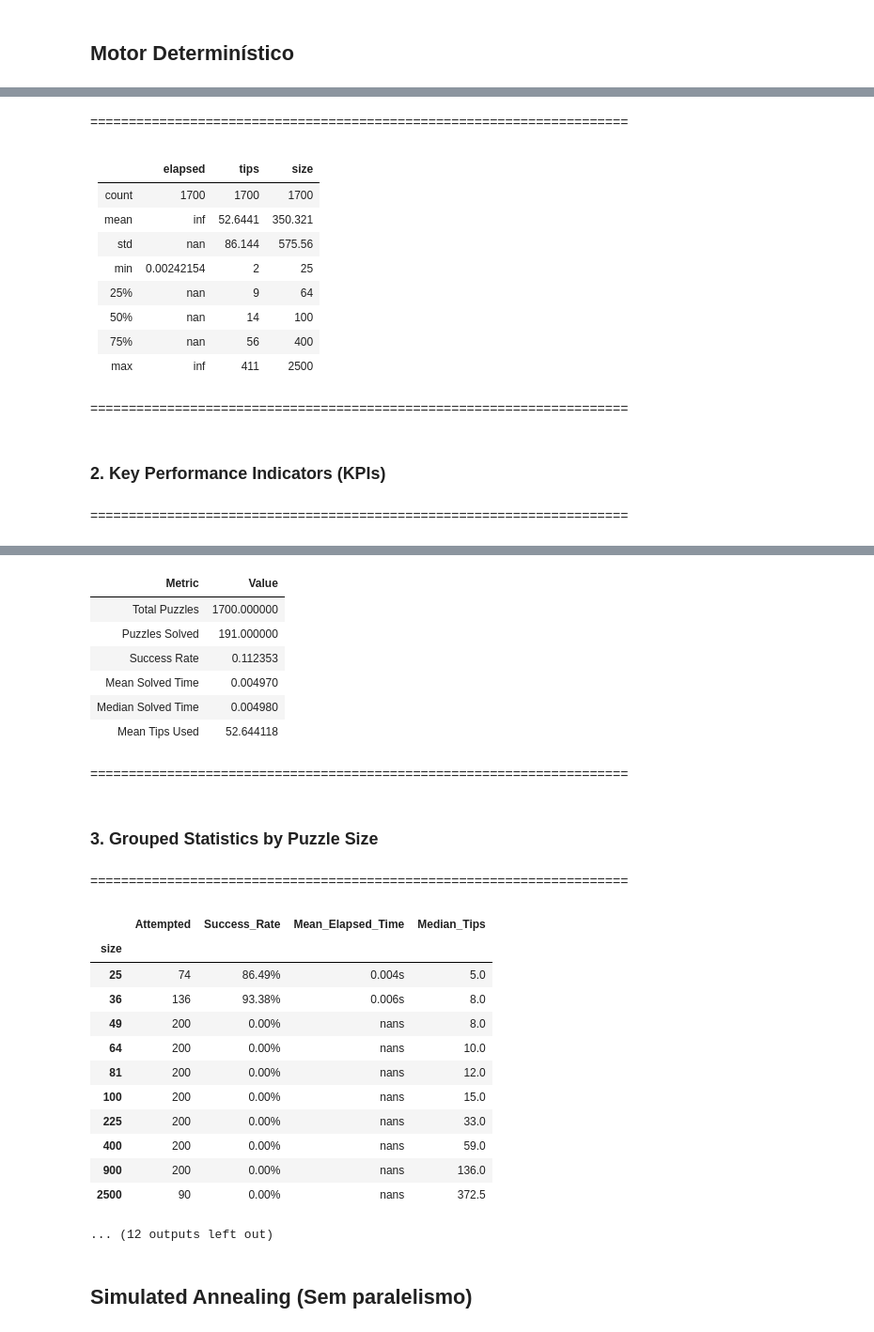
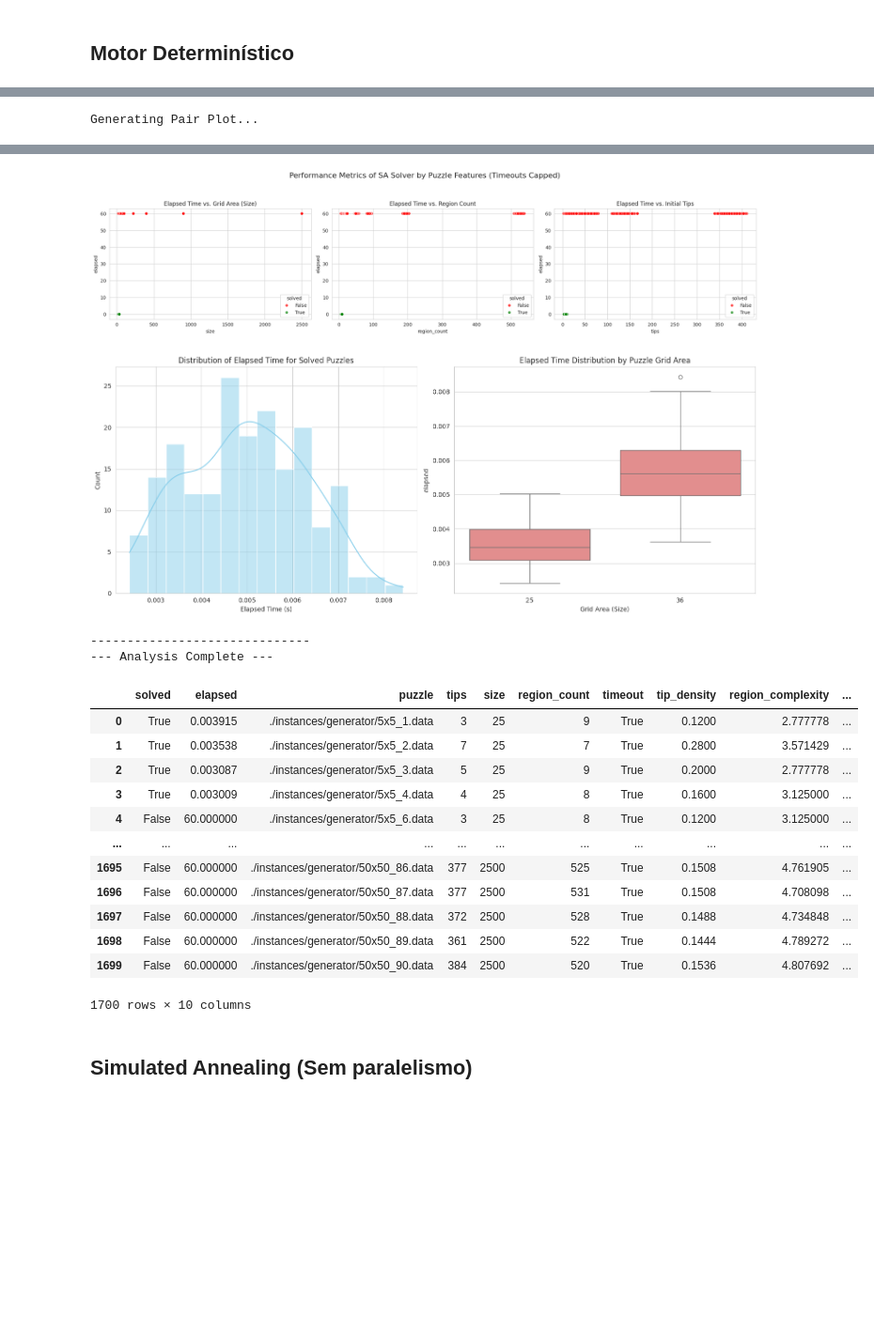
Before and after one commit to 0xLeonardoChahud/CT-208, a Jupyter notebook: Suguru/statistics/generator/statistics_analysis_generator_dataset.ipynb, the cells around one changed output, grey strips where cells are left out. Shown at 94% size. Saved outputs shown, nothing was run; the diff lists cells and outputs as text; code cells hidden in the pictures; blank space fills up the shorter version.

```diff
--- a/Suguru/statistics/generator/statistics_analysis_generator_dataset.ipynb
+++ b/Suguru/statistics/generator/statistics_analysis_generator_dataset.ipynb
@@ -267,5 +105,5 @@ def analyze_solver_results(results_dict, solver_name="Solver"):
 # de_stats = evaluate_solver_stats(SuguruSolvers.DeterministicEngine)
 de_stats = get_pickle_data('de.pkl')
 # %%
-analyze_solver_results(de_stats)
+stats(de_stats)
 # %% [output]
@@ -275,15 +109,0 @@ analyze_solver_results(de_stats)
-======================================================================
-|       | elapsed    | tips    | size    |
-|:------|:-----------|:--------|:--------|
-| count | 1700       | 1700    | 1700    |
-| mean  | inf        | 52.6441 | 350.321 |
-| std   | nan        | 86.144  | 575.56  |
-| min   | 0.00242154 | 2       | 25      |
-| 25%   | nan        | 9       | 64      |
-| 50%   | nan        | 14      | 100     |
-| 75%   | nan        | 56      | 400     |
-| max   | inf        | 411     | 2500    |
-
-======================================================================
-### 2. Key Performance Indicators (KPIs) ###
-======================================================================
@@ -289,0 +128 @@ analyze_solver_results(de_stats)
+Generating Pair Plot...
@@ -290,27 +130,20 @@ analyze_solver_results(de_stats)
+[figure, added]
+[figure, added]
+------------------------------
+--- Analysis Complete ---
-| Metric | Value |
-| Total Puzzles | 1700.000000 |
-| Puzzles Solved | 191.000000 |
-| Success Rate | 0.112353 |
-| Mean Solved Time | 0.004970 |
-| Median Solved Time | 0.004980 |
-| Mean Tips Used | 52.644118 |
+|  | solved | elapsed | puzzle | tips | size | region_count | timeout | tip_density | region_complexity | ... |
+| 0 | True | 0.003915 | ./instances/generator/5x5_1.data | 3 | 25 | 9 | True | 0.1200 | 2.777778 | ... |
+| 1 | True | 0.003538 | ./instances/generator/5x5_2.data | 7 | 25 | 7 | True | 0.2800 | 3.571429 | ... |
+| 2 | True | 0.003087 | ./instances/generator/5x5_3.data | 5 | 25 | 9 | True | 0.2000 | 2.777778 | ... |
+| 3 | True | 0.003009 | ./instances/generator/5x5_4.data | 4 | 25 | 8 | True | 0.1600 | 3.125000 | ... |
+| 4 | False | 60.000000 | ./instances/generator/5x5_6.data | 3 | 25 | 8 | True | 0.1200 | 3.125000 | ... |
+| ... | ... | ... | ... | ... | ... | ... | ... | ... | ... | ... |
+| 1695 | False | 60.000000 | ./instances/generator/50x50_86.data | 377 | 2500 | 525 | True | 0.1508 | 4.761905 | ... |
+| 1696 | False | 60.000000 | ./instances/generator/50x50_87.data | 377 | 2500 | 531 | True | 0.1508 | 4.708098 | ... |
+| 1697 | False | 60.000000 | ./instances/generator/50x50_88.data | 372 | 2500 | 528 | True | 0.1488 | 4.734848 | ... |
+| 1698 | False | 60.000000 | ./instances/generator/50x50_89.data | 361 | 2500 | 522 | True | 0.1444 | 4.789272 | ... |
+| 1699 | False | 60.000000 | ./instances/generator/50x50_90.data | 384 | 2500 | 520 | True | 0.1536 | 4.807692 | ... |
-
-======================================================================
-### 3. Grouped Statistics by Puzzle Size ###
-======================================================================
-|  | Attempted | Success_Rate | Mean_Elapsed_Time | Median_Tips |
-| size |  |  |  |  |
-| 25 | 74 | 86.49% | 0.004s | 5.0 |
-| 36 | 136 | 93.38% | 0.006s | 8.0 |
-| 49 | 200 | 0.00% | nans | 8.0 |
-| 64 | 200 | 0.00% | nans | 10.0 |
-| 81 | 200 | 0.00% | nans | 12.0 |
-| 100 | 200 | 0.00% | nans | 15.0 |
-| 225 | 200 | 0.00% | nans | 33.0 |
-| 400 | 200 | 0.00% | nans | 59.0 |
-| 900 | 200 | 0.00% | nans | 136.0 |
-| 2500 | 90 | 0.00% | nans | 372.5 |
-... (12 outputs left out)
+1700 rows × 10 columns
 # %% [markdown]
 ## Simulated Annealing (Sem paralelismo)
 # %%
```
Also changed, not shown: parts of 9 cells of this notebook, 3 other files.
